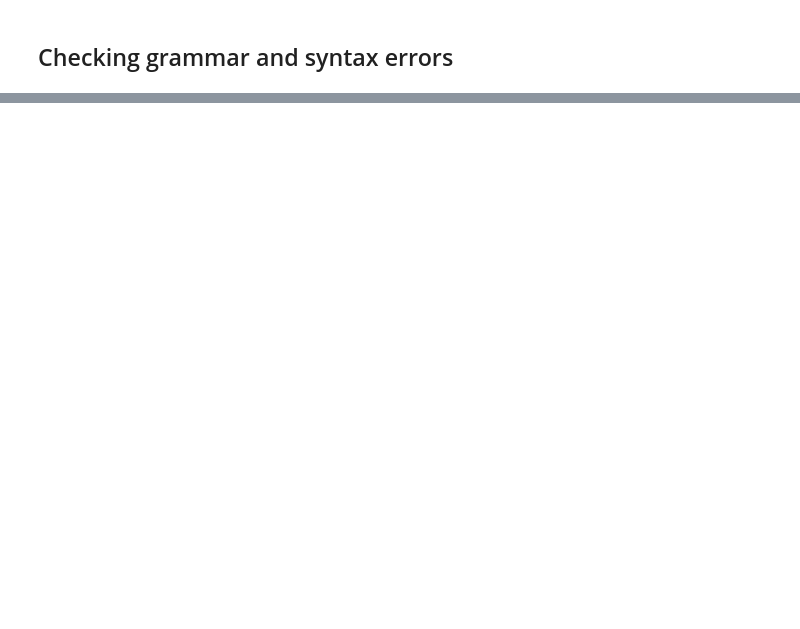
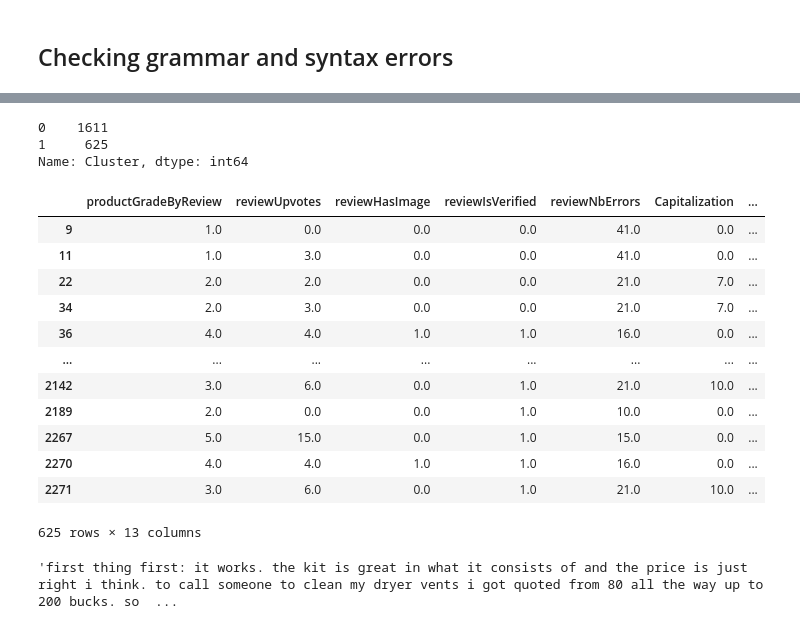
Before and after one commit to VianneyMI/amazon_fake_reviews, a Jupyter notebook: model_features/modelling.ipynb, the cells around one changed output, grey strips where cells are left out. Saved outputs shown, nothing was run; the diff lists cells and outputs as text; code cells hidden in the pictures; blank space fills up the shorter version.

Commit message:
Added clustering model

```diff
--- a/model_features/modelling.ipynb
+++ b/model_features/modelling.ipynb
@@ -287,0 +552,3 @@ correct_errors(text,matches)
+# %%
+data_points = StandardScaler().fit_transform(relevant_features.values)
+data_points
@@ -287,0 +569,7 @@ correct_errors(text,matches)
+# %%
+clusterNum = 2
+n_init=5
+k_means = KMeans(init = "k-means++", n_clusters = clusterNum, n_init = n_init)
+k_means.fit(data_points)
+labels = k_means.labels_
+labels
@@ -287,0 +582,3 @@ correct_errors(text,matches)
+# %%
+relevant_features['Cluster']=labels
+relevant_features.head()
@@ -287,0 +592,28 @@ correct_errors(text,matches)
+# %%
+relevant_features['Cluster'].value_counts()
+# %% [output]
+0    1611
+1     625
+Name: Cluster, dtype: int64
+# %%
+fake_reviews=relevant_features[relevant_features['Cluster']==1]
+# %%
+fake_reviews
+# %% [output]
+|  | productGradeByReview | reviewUpvotes | reviewHasImage | reviewIsVerified | reviewNbErrors | Capitalization | ... |
+| 9 | 1.0 | 0.0 | 0.0 | 0.0 | 41.0 | 0.0 | ... |
+| 11 | 1.0 | 3.0 | 0.0 | 0.0 | 41.0 | 0.0 | ... |
+| 22 | 2.0 | 2.0 | 0.0 | 0.0 | 21.0 | 7.0 | ... |
+| 34 | 2.0 | 3.0 | 0.0 | 0.0 | 21.0 | 7.0 | ... |
+| 36 | 4.0 | 4.0 | 1.0 | 1.0 | 16.0 | 0.0 | ... |
+| ... | ... | ... | ... | ... | ... | ... | ... |
+| 2142 | 3.0 | 6.0 | 0.0 | 1.0 | 21.0 | 10.0 | ... |
+| 2189 | 2.0 | 0.0 | 0.0 | 1.0 | 10.0 | 0.0 | ... |
+| 2267 | 5.0 | 15.0 | 0.0 | 1.0 | 15.0 | 0.0 | ... |
+| 2270 | 4.0 | 4.0 | 1.0 | 1.0 | 16.0 | 0.0 | ... |
+| 2271 | 3.0 | 6.0 | 0.0 | 1.0 | 21.0 | 10.0 | ... |
+625 rows × 13 columns
+# %%
+df['reviewText'][2142]
+# %% [output]
+'first thing first: it works. the kit is great in what it consists of and the price is just right i think. to call someone to clean my dryer vents i got quoted from 80 all the way up to 200 bucks. so  ...
```
Also changed, not shown: parts of 43 cells of this notebook, 2 other files.
